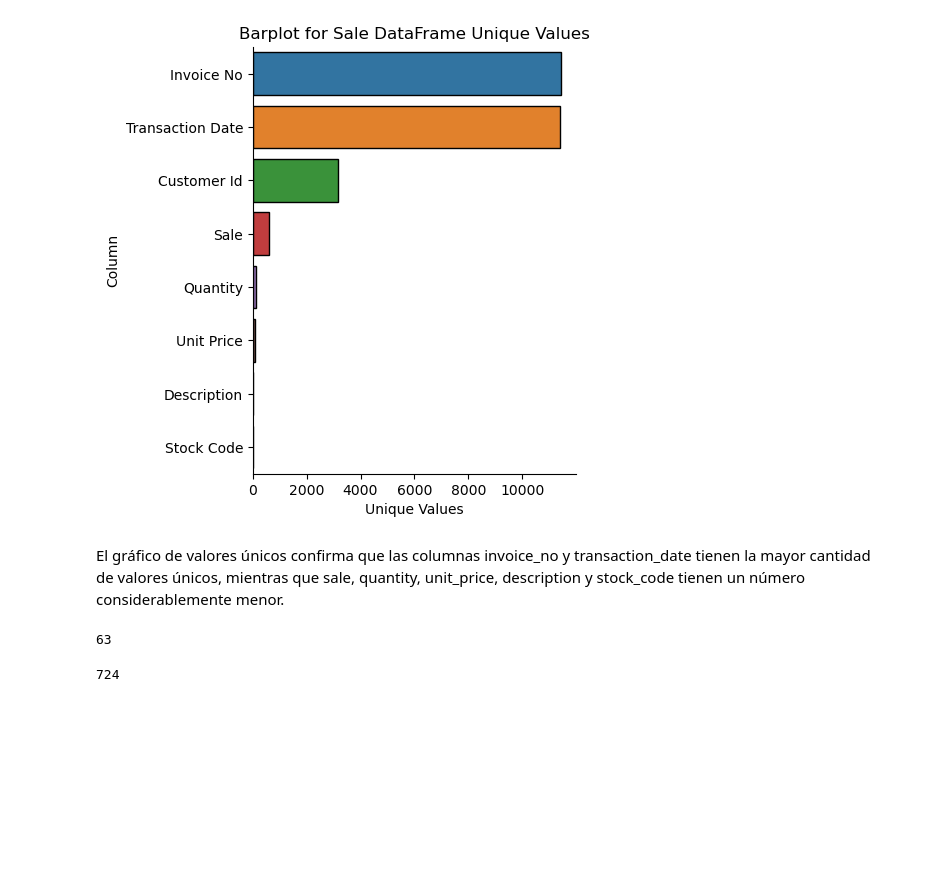
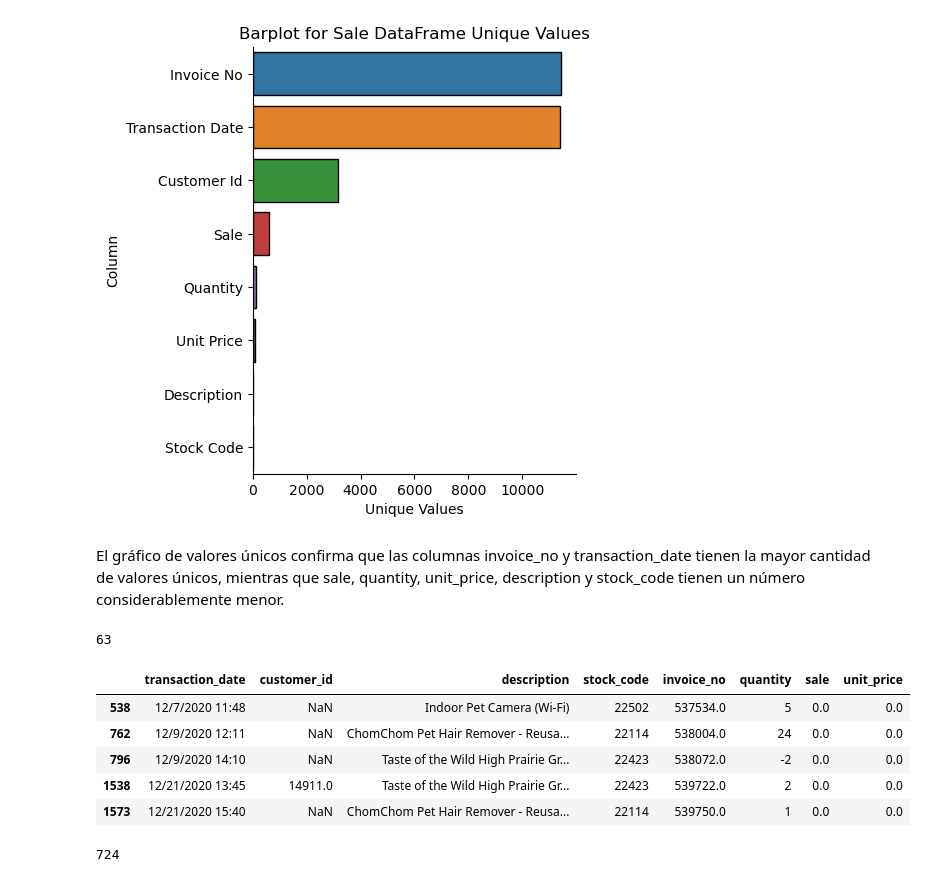
Before and after one commit to jatoapan/Ecommerce_Analytics, a Jupyter notebook: notebooks/1.0_jtd_data_preparation.ipynb, the cells around one changed output. Drawn from its saved outputs; the diff is of its cells as text; code cells hidden in the pictures; blank space fills up the shorter version.

```diff
--- a/notebooks/1.0_jtd_data_preparation.ipynb
+++ b/notebooks/1.0_jtd_data_preparation.ipynb
@@ -511,6 +544,6 @@ El dataframe fue inspeccionado nuevamente tras la limpieza. Se confirmó que no
 # %%
 raw_data_path = data_raw_dir("sale.csv")
-sale_df = pd.read_csv(raw_data_path)
+sale_df = pd.read_csv(raw_data_path, encoding="utf-8")
 sale_df.head()
 # %% [output]
 |  | transaction_date | customer_id | description | stock_code | invoice_no | quantity | sale | unit_price |
@@ -580,8 +614,18 @@ unit_price                  101
 # %% [markdown]
 El gráfico de valores únicos confirma que las columnas invoice_no y transaction_date tienen la mayor cantidad de valores únicos, mientras que sale, quantity, unit_price, description y stock_code tienen un número considerablemente menor.
 # %%
-inconsistent_rows = int(sale_df[sale_df["unit_price"] <= 0]["unit_price"].count())
-inconsistent_rows
+inconsistent_rows  = sale_df["unit_price"] <= 0
+inconsistent_rows_count = int(inconsistent_rows.sum())
+inconsistent_rows_count
 # %% [output]
 63
+# %%
+sale_df[inconsistent_rows].head()
+# %% [output]
+|  | transaction_date | customer_id | description | stock_code | invoice_no | quantity | sale | unit_price |
+| 538 | 12/7/2020 11:48 | NaN | Indoor Pet Camera (Wi-Fi) | 22502 | 537534.0 | 5 | 0.0 | 0.0 |
+| 762 | 12/9/2020 12:11 | NaN | ChomChom Pet Hair Remover - Reusa... | 22114 | 538004.0 | 24 | 0.0 | 0.0 |
+| 796 | 12/9/2020 14:10 | NaN | Taste of the Wild High Prairie Gr... | 22423 | 538072.0 | -2 | 0.0 | 0.0 |
+| 1538 | 12/21/2020 13:45 | 14911.0 | Taste of the Wild High Prairie Gr... | 22423 | 539722.0 | 2 | 0.0 | 0.0 |
+| 1573 | 12/21/2020 15:40 | NaN | ChomChom Pet Hair Remover - Reusa... | 22114 | 539750.0 | 1 | 0.0 | 0.0 |
 # %%
```
Also changed, not shown: parts of 56 cells of this notebook, 7 other files.
